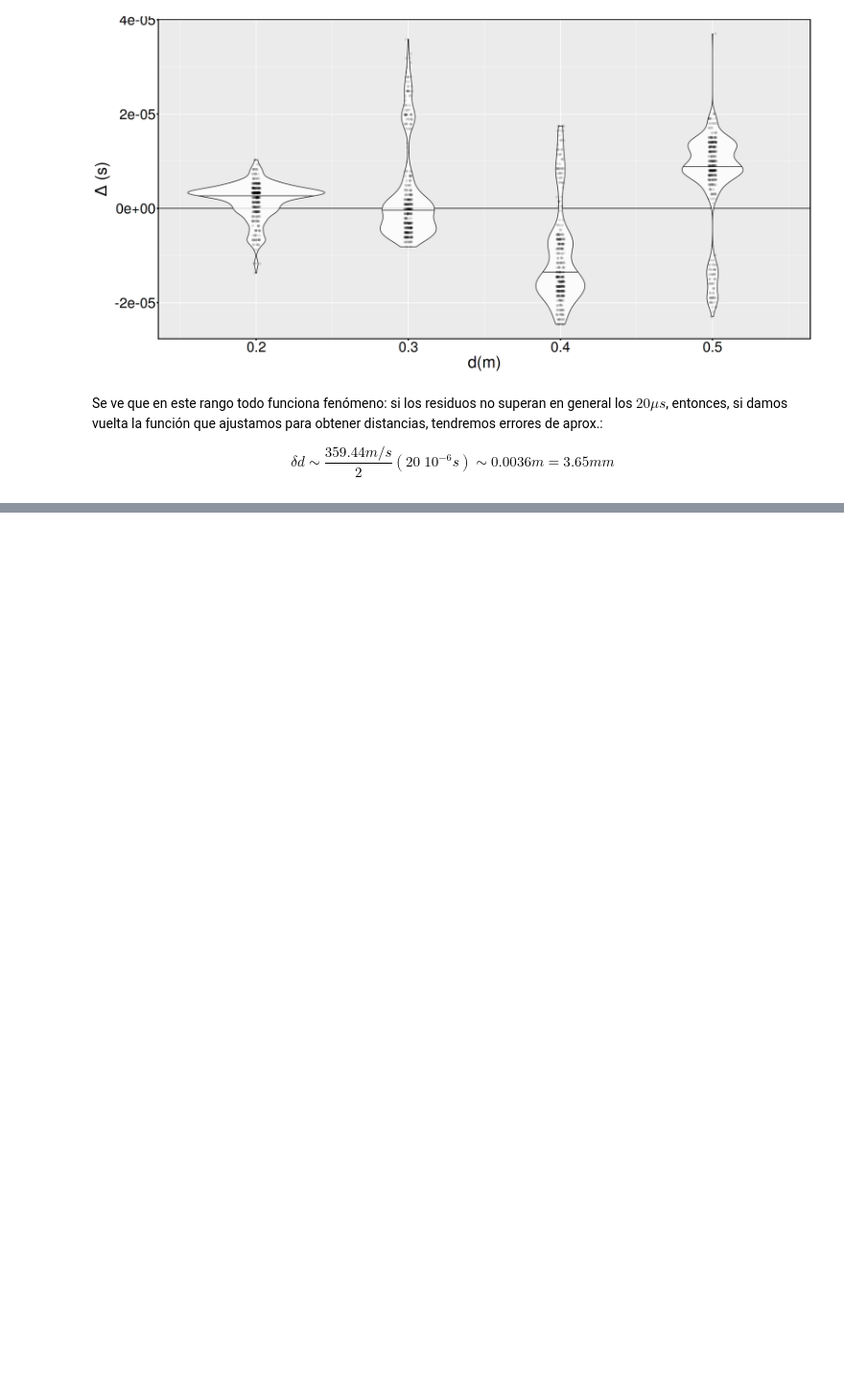
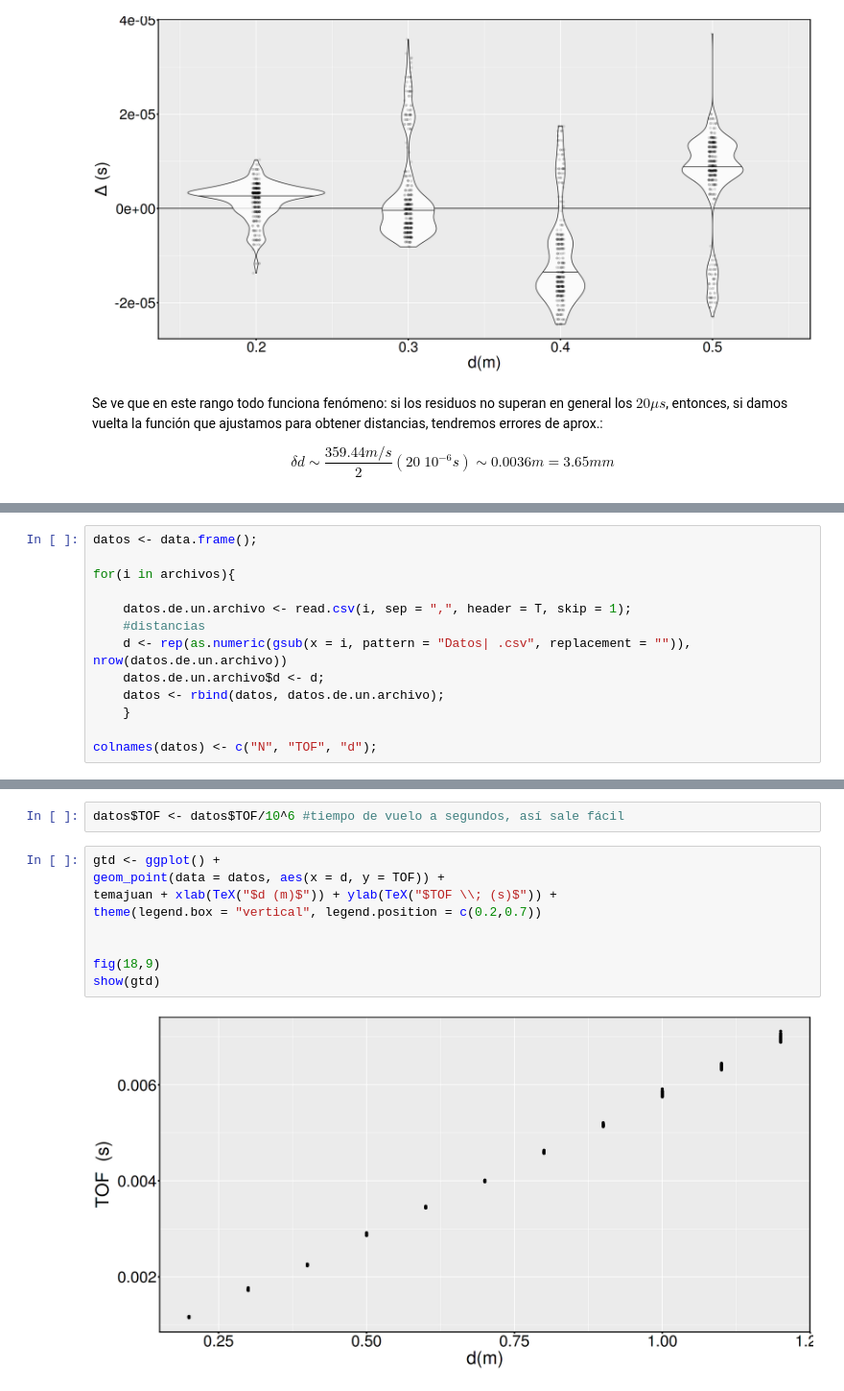
Before and after one commit to juanpabloderosas/FexpI, a Jupyter notebook: Análisis de Datos/Labo5/AnDatos5.ipynb, the cells around one changed output, grey strips where cells are left out. Shown at 96% size. Saved outputs shown, nothing was run; the diff lists cells and outputs as text; blank space fills up the shorter version.

```diff
--- a/Análisis de Datos/Labo5/AnDatos5.ipynb
+++ b/Análisis de Datos/Labo5/AnDatos5.ipynb
@@ -260,0 +271,13 @@ $$
+# %%
+datos <- data.frame();
+
+for(i in archivos){
+
+    datos.de.un.archivo <- read.csv(i, sep = ",", header = T, skip = 1);
+    #distancias
+    d <- rep(as.numeric(gsub(x = i, pattern = "Datos| .csv", replacement = "")), nrow(datos.de.un.archivo))
+    datos.de.un.archivo$d <- d;
+    datos <- rbind(datos, datos.de.un.archivo);
+    }
+
+colnames(datos) <- c("N", "TOF", "d");
@@ -260,0 +303,13 @@ $$
+# %%
+datos$TOF <- datos$TOF/10^6 #tiempo de vuelo a segundos, así sale fácil
+# %%
+gtd <- ggplot() +
+geom_point(data = datos, aes(x = d, y = TOF)) +
+temajuan + xlab(TeX("$d (m)$")) + ylab(TeX("$TOF \\; (s)$")) +
+theme(legend.box = "vertical", legend.position = c(0.2,0.7))
+
+
+fig(18,9)
+show(gtd)
+# %% [output]
+[figure, added]
```
Also changed, not shown: parts of 28 cells of this notebook, 1 other file.
